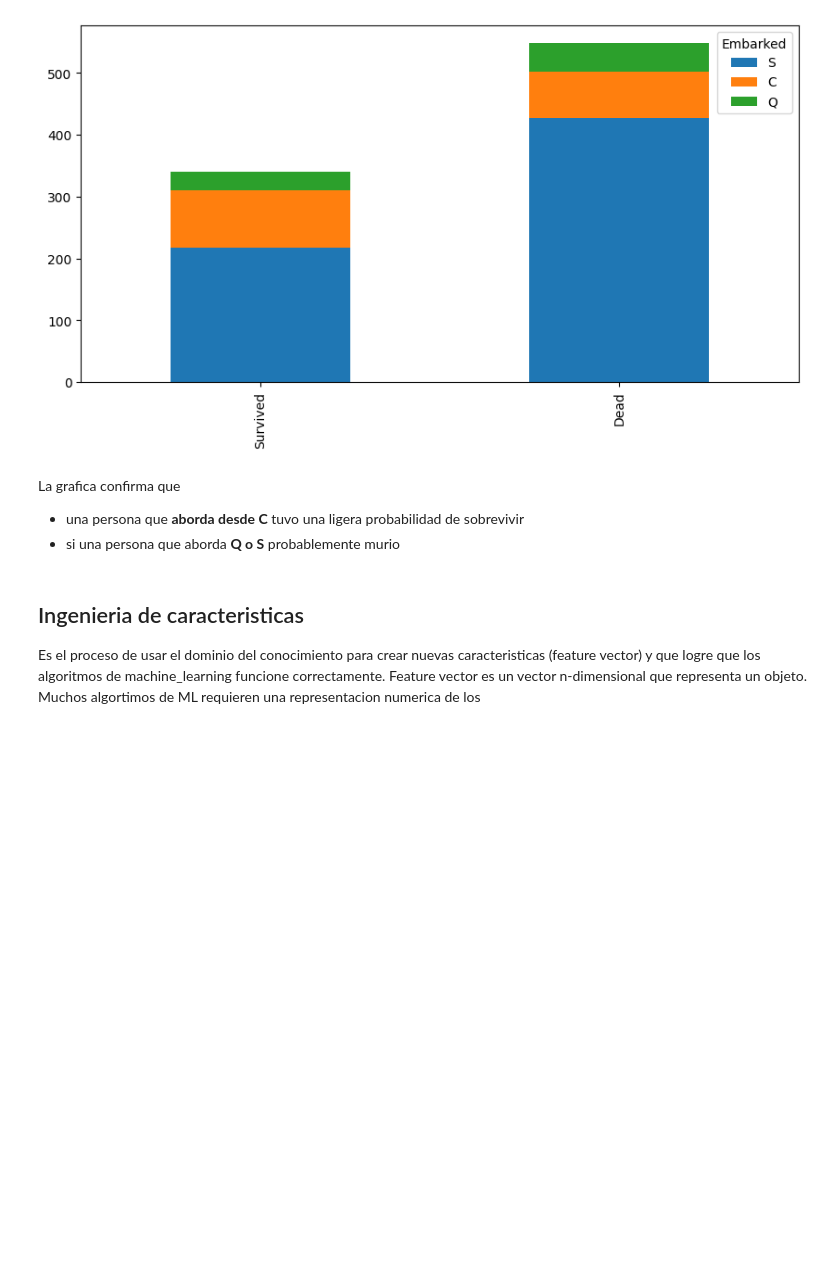
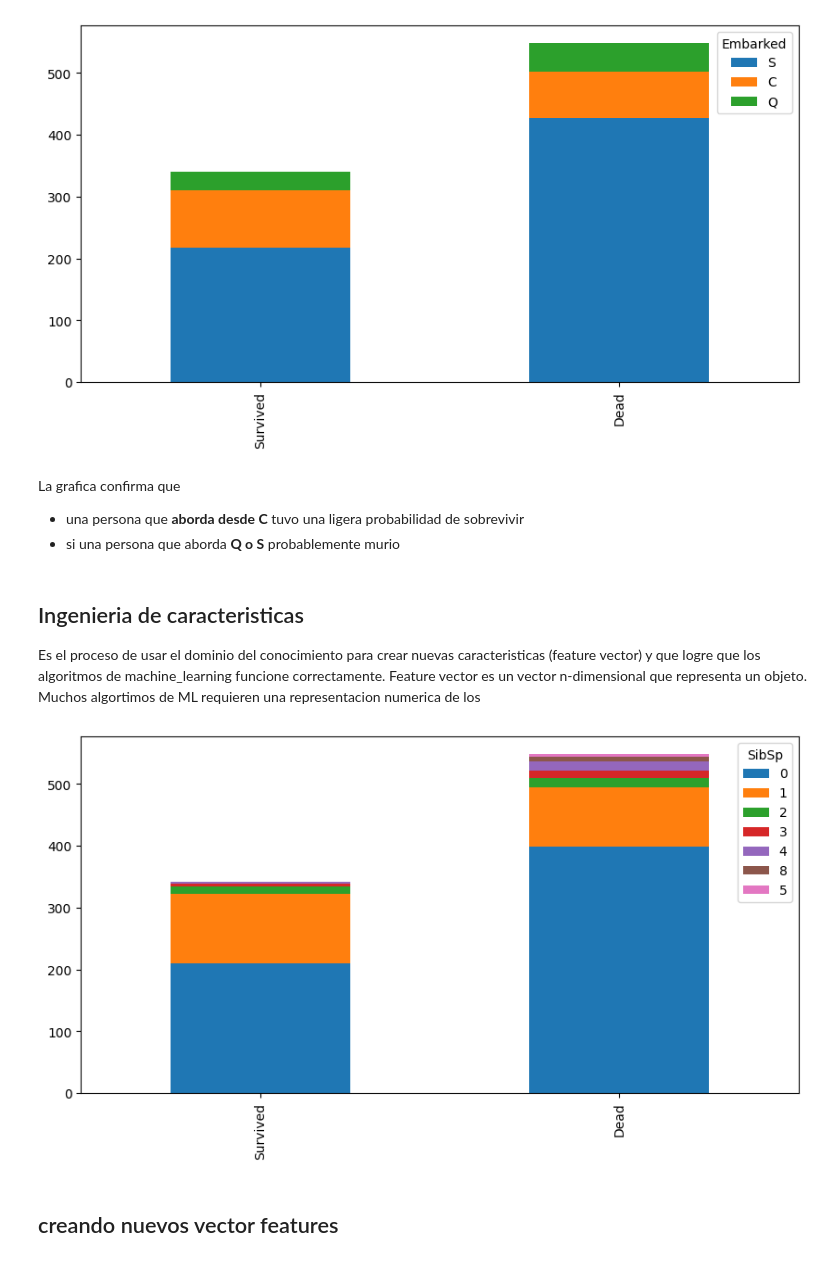
Before and after one commit to jorgeP16/IA_2025, a Jupyter notebook: EDA_TITANIC.ipynb, the cells around one changed output. Saved outputs shown, nothing was run; the diff lists cells and outputs as text; code cells hidden in the pictures; blank space fills up the shorter version.

```diff
--- a/EDA_TITANIC.ipynb
+++ b/EDA_TITANIC.ipynb
@@ -145,3 +145,9 @@ La grafica confirma que
 ## Ingenieria de caracteristicas
 Es el proceso de usar el dominio del conocimiento para crear nuevas caracteristicas (feature vector) y que logre que los algoritmos de machine_learning funcione correctamente.
 Feature vector es un vector n-dimensional que representa un objeto. Muchos algortimos de ML requieren una representacion numerica de los
+# %%
+bar_chart("SibSp")
+# %% [output]
+[figure, added]
+# %% [markdown]
+## creando nuevos vector features
```
Also changed, not shown: parts of 13 cells of this notebook.
